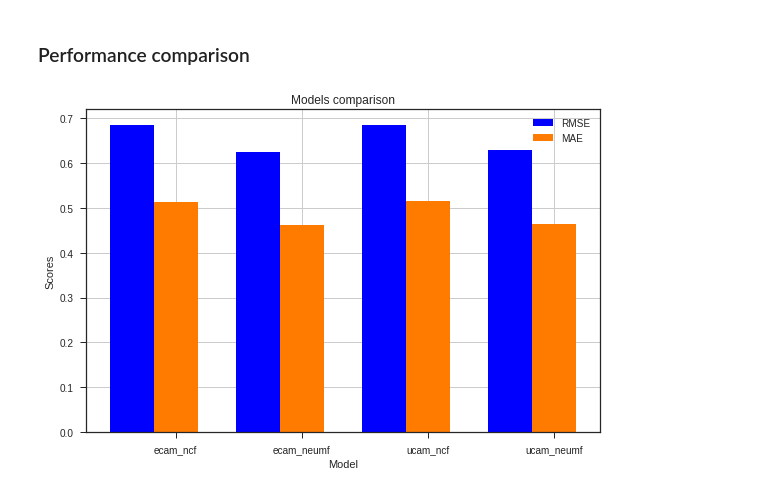
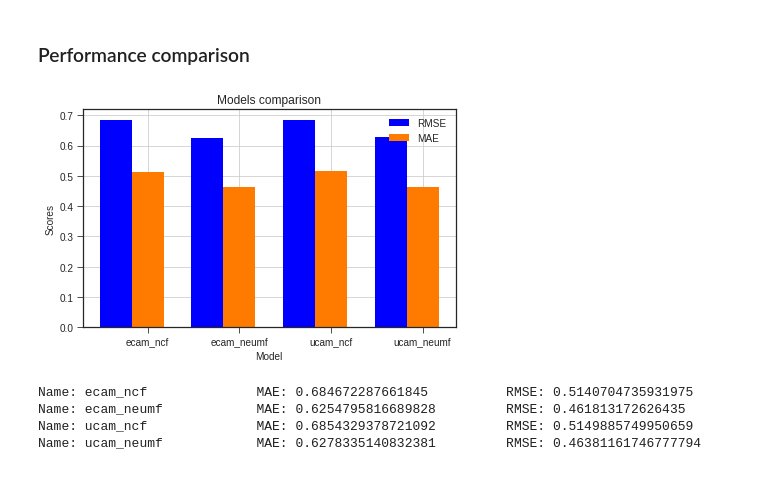
Before and after one commit to CriptHunter/tesi, a Jupyter notebook: CARS_DL/CARS_DL.ipynb, the cells around one changed output. Cells and saved outputs as stored; diff of their text form; code cells hidden in the pictures.

```diff
--- a/CARS_DL/CARS_DL.ipynb
+++ b/CARS_DL/CARS_DL.ipynb
@@ -336,23 +327,0 @@ Per ora solo prove su dataset dummy
-# %%
-X = np.array([[5,3],
-    [10,15],
-    [15,12],
-    [24,10],
-    [30,30],
-    [85,70],
-    [71,80],
-    [60,78],
-    [70,55],
-    [80,91],])
-
-labels = range(1, 11)
-plt.figure(figsize=(10, 7))
-plt.subplots_adjust(bottom=0.1)
-plt.scatter(X[:,0],X[:,1], label='True Position')
-
-for label, x, y in zip(labels, X[:, 0], X[:, 1]):
-    plt.annotate(
-        label,
-        xy=(x, y), xytext=(-3, 3),
-        textcoords='offset points', ha='right', va='bottom')
-plt.show()
@@ -561,30 +559,38 @@ RMSE = 0.6217721944768622    MAE = 0.4551284296636975
 # %%
 n_models = 4 # number of different models
 models_name = [x[0] for x in models_eval_metrics.items()]
 mae = [x[0] for x in models_eval_metrics.values()]
 rmse = [x[1] for x in models_eval_metrics.values()]
 
 fig, ax = plt.subplots()
 index = np.arange(n_models)
 bar_width = 0.35
 
 # MAE bar
 rect1 = plt.bar(index, mae, bar_width,
 color='b',
 label='RMSE')
 
 # RMSE bar
 rect2 = plt.bar(index + bar_width, rmse, bar_width,
 color='#ff7b00',
 label='MAE')
 
+plt.style.use('seaborn-ticks') # readable chart on dark editor
 plt.xlabel('Model')
 plt.ylabel('Scores')
 plt.title('Models comparison')
 plt.xticks(index + bar_width, models_name)
 plt.legend()
 plt.grid(True)
 plt.tight_layout()
 plt.show()
+
+for name, mae, rmse in zip(models_name, mae, rmse):
+    print(f"Name: {name}    \t    MAE: {mae}    \t    RMSE: {rmse}")
 # %% [output]
-[figure, old version]
+[figure, new version]
+Name: ecam_ncf              MAE: 0.684672287661845          RMSE: 0.5140704735931975
+Name: ecam_neumf            MAE: 0.6254795816689828         RMSE: 0.461813172626435
+Name: ucam_ncf              MAE: 0.6854329378721092         RMSE: 0.5149885749950659
+Name: ucam_neumf            MAE: 0.6278335140832381         RMSE: 0.46381161746777794
```
Also changed, not shown: parts of 13 cells of this notebook.
